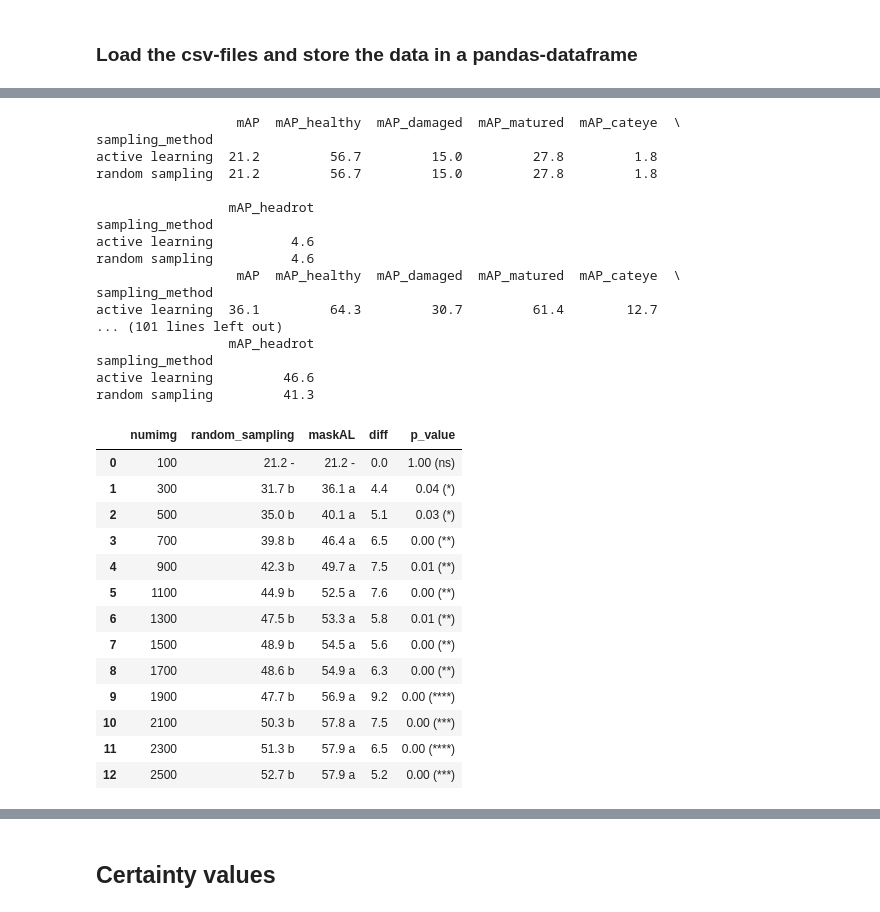
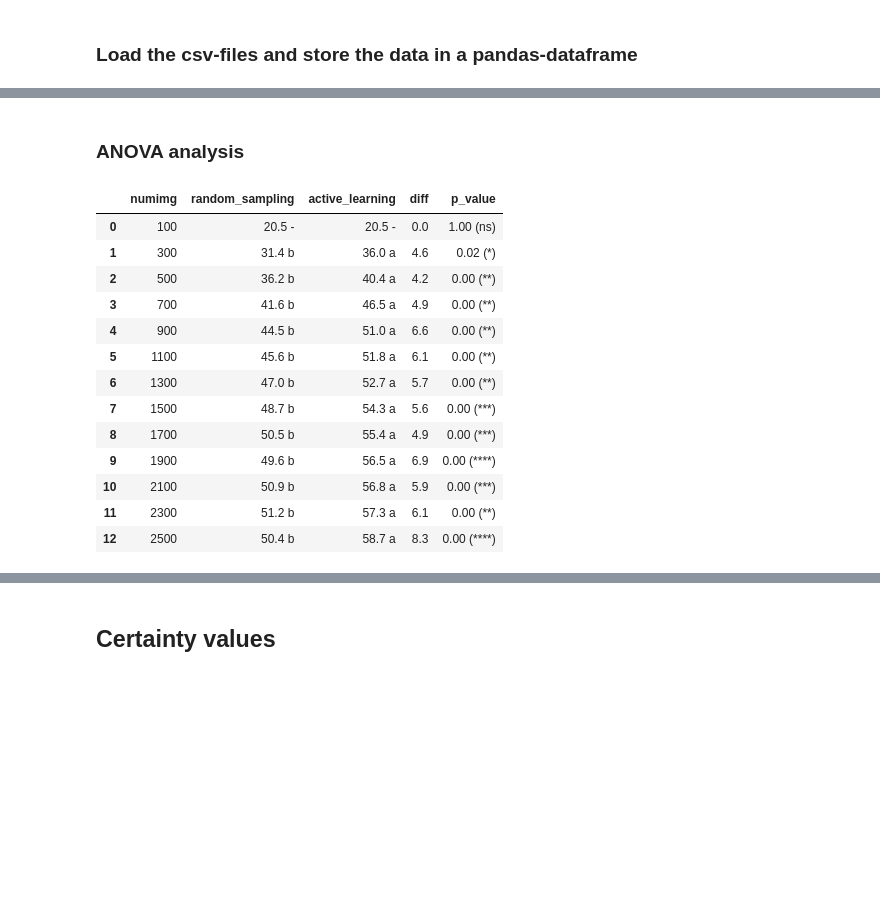
Before and after one commit to pieterblok/maskal, a Jupyter notebook: active_learning/utils/statistics_exp3.ipynb, the cells around one changed output, grey strips where cells are left out. Cells and saved outputs as stored; diff of their text form; code cells hidden in the pictures; blank space fills up the shorter version.

```diff
--- a/active_learning/utils/statistics_exp3.ipynb
+++ b/active_learning/utils/statistics_exp3.ipynb
@@ -95,4 +95,6 @@ df
 130 rows × 9 columns
+# %% [markdown]
+### ANOVA analysis
 # %%
 # https://www.statsmodels.org/devel/examples/notebooks/generated/interactions_anova.html#Two-way-ANOVA
 # https://www.statology.org/fishers-least-significant-difference/
@@ -105,7 +107,7 @@ num_img = pd.unique(num_img)
 runs = df["run"].values.ravel()
 runs = pd.unique(runs)
 
-clmns = ["numimg", "random_sampling", "maskAL", "diff", "p_value"]
+clmns = ["numimg", "random_sampling", "active_learning", "diff", "p_value"]
 anova = pd.DataFrame(columns=clmns)
 
 for ni in range(len(num_img)):
@@ -113,7 +115,7 @@ for ni in range(len(num_img)):
     sel = df[df["number_images"] == cur_num_img]
 
     mean = sel.groupby(['sampling_method']).mean()
-    print(mean.round(1))
+#     print(mean.round(1))
     mean_map = sel.groupby(['sampling_method']).mean()['mAP']
     al_map = mean_map['active learning']
     rs_map = mean_map['random sampling']
@@ -132,64 +134,47 @@ for ni in range(len(num_img)):
         al_text = al_text + ' -'
         rs_text = rs_text + ' -'
     else:
         if al_map > rs_map:
             al_text = al_text + ' a'
             rs_text = rs_text + ' b'
         else:
             al_text = al_text + ' b'
             rs_text = rs_text + ' a'
 
     if p_value > 0.05:
         sign = "ns"
     elif 0.01 < p_value <= 0.05:
         sign = "*"
     elif 0.001 < p_value <= 0.01:
         sign = "**"
     elif 0.0001 < p_value <= 0.001:
         sign = "***"
     elif p_value <= 0.0001:
         sign = "****"
 
     pvt = '{0:.2f} ({1})'.format(p_value, sign)
 
     to_append = [cur_num_img, rs_text, al_text, diff.round(1), pvt]
     a_series = pd.Series(to_append, index = anova.columns)
     anova = anova.append(a_series, ignore_index=True)
 
 anova.to_csv(os.path.join(writedir, 'exp3_anova.csv'), index=False)
 anova
 # %% [output]
-                  mAP  mAP_healthy  mAP_damaged  mAP_matured  mAP_cateye  \
-sampling_method
-active learning  21.2         56.7         15.0         27.8         1.8
-random sampling  21.2         56.7         15.0         27.8         1.8
-
-                 mAP_headrot
-sampling_method
-active learning          4.6
-random sampling          4.6
-                  mAP  mAP_healthy  mAP_damaged  mAP_matured  mAP_cateye  \
-sampling_method
-active learning  36.1         64.3         30.7         61.4        12.7
-... (101 lines left out)
-                 mAP_headrot
-sampling_method
-active learning         46.6
-random sampling         41.3
-|  | numimg | random_sampling | maskAL | diff | p_value |
-| 0 | 100 | 21.2 - | 21.2 - | 0.0 | 1.00 (ns) |
-| 1 | 300 | 31.7 b | 36.1 a | 4.4 | 0.04 (*) |
-| 2 | 500 | 35.0 b | 40.1 a | 5.1 | 0.03 (*) |
-| 3 | 700 | 39.8 b | 46.4 a | 6.5 | 0.00 (**) |
-| 4 | 900 | 42.3 b | 49.7 a | 7.5 | 0.01 (**) |
-| 5 | 1100 | 44.9 b | 52.5 a | 7.6 | 0.00 (**) |
-| 6 | 1300 | 47.5 b | 53.3 a | 5.8 | 0.01 (**) |
-| 7 | 1500 | 48.9 b | 54.5 a | 5.6 | 0.00 (**) |
-| 8 | 1700 | 48.6 b | 54.9 a | 6.3 | 0.00 (**) |
-| 9 | 1900 | 47.7 b | 56.9 a | 9.2 | 0.00 (****) |
-| 10 | 2100 | 50.3 b | 57.8 a | 7.5 | 0.00 (***) |
-| 11 | 2300 | 51.3 b | 57.9 a | 6.5 | 0.00 (****) |
-| 12 | 2500 | 52.7 b | 57.9 a | 5.2 | 0.00 (***) |
+|  | numimg | random_sampling | active_learning | diff | p_value |
+| 0 | 100 | 20.5 - | 20.5 - | 0.0 | 1.00 (ns) |
+| 1 | 300 | 31.4 b | 36.0 a | 4.6 | 0.02 (*) |
+| 2 | 500 | 36.2 b | 40.4 a | 4.2 | 0.00 (**) |
+| 3 | 700 | 41.6 b | 46.5 a | 4.9 | 0.00 (**) |
+| 4 | 900 | 44.5 b | 51.0 a | 6.6 | 0.00 (**) |
+| 5 | 1100 | 45.6 b | 51.8 a | 6.1 | 0.00 (**) |
+| 6 | 1300 | 47.0 b | 52.7 a | 5.7 | 0.00 (**) |
+| 7 | 1500 | 48.7 b | 54.3 a | 5.6 | 0.00 (***) |
+| 8 | 1700 | 50.5 b | 55.4 a | 4.9 | 0.00 (***) |
+| 9 | 1900 | 49.6 b | 56.5 a | 6.9 | 0.00 (****) |
+| 10 | 2100 | 50.9 b | 56.8 a | 5.9 | 0.00 (***) |
+| 11 | 2300 | 51.2 b | 57.3 a | 6.1 | 0.00 (**) |
+| 12 | 2500 | 50.4 b | 58.7 a | 8.3 | 0.00 (****) |
 # %%
 font_size = 18
 digit_size = 15
```
Also changed, not shown: parts of 4 cells of this notebook, 27 other files.
